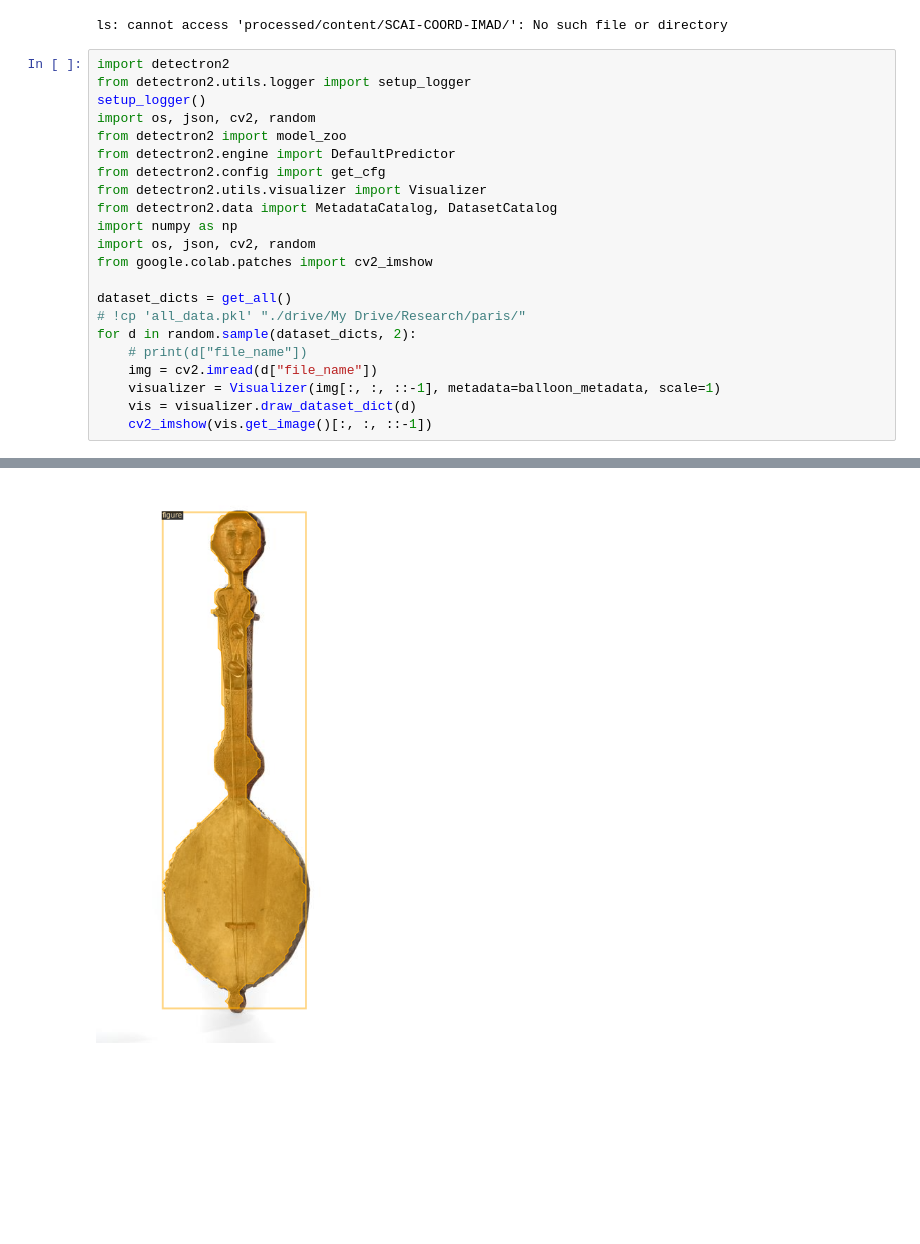
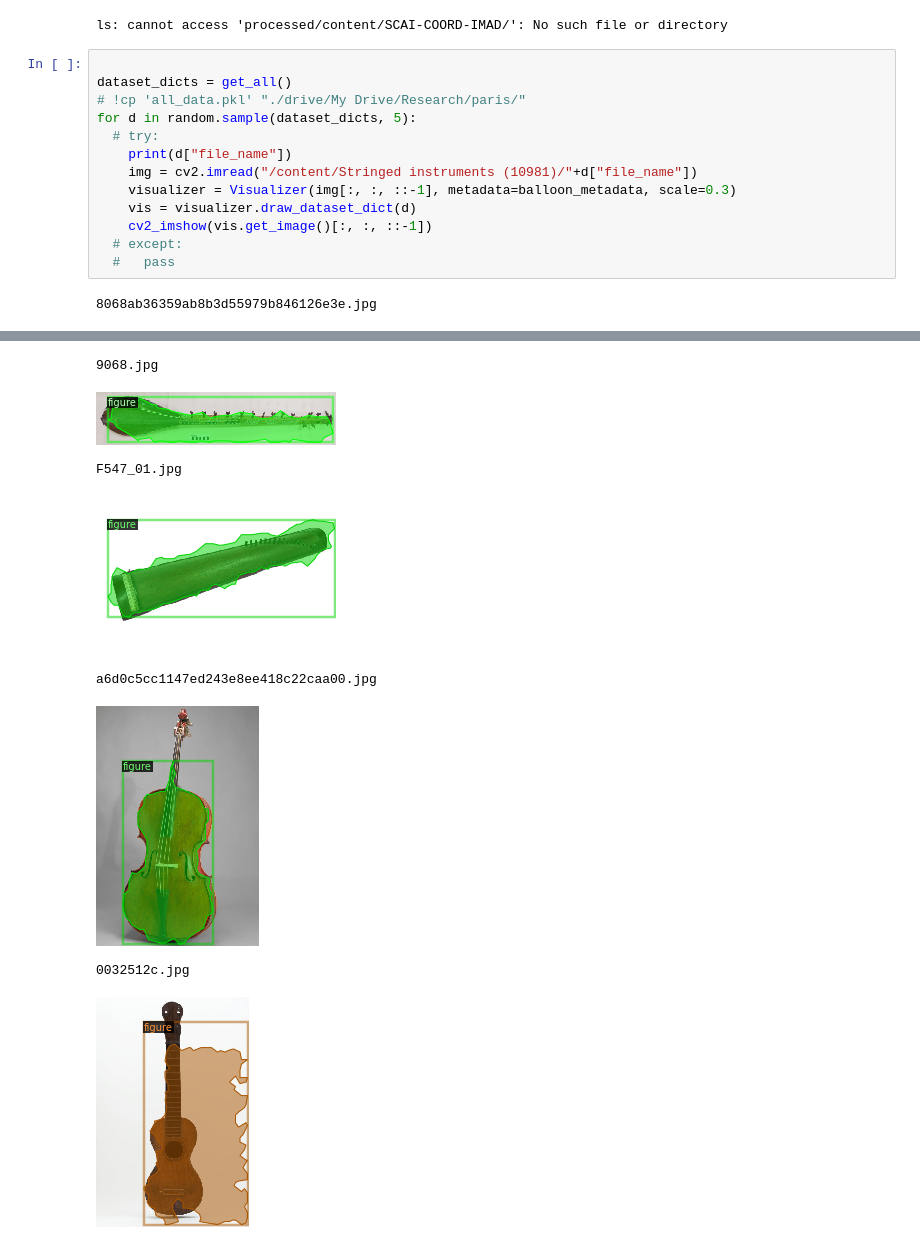
Before and after one commit to ImadEddineBek/SCAI-COORD-IMAD, a Jupyter notebook: Remove_backgrounds.ipynb, the cells around one changed output, grey strips where cells are left out. Saved outputs shown, nothing was run; the diff lists cells and outputs as text; blank space fills up the shorter version.

```diff
--- a/Remove_backgrounds.ipynb
+++ b/Remove_backgrounds.ipynb
@@ -227,25 +251,17 @@ def get_all(d="train"):
 # %% [output]
 ls: cannot access 'processed/content/SCAI-COORD-IMAD/': No such file or directory
 # %%
-import detectron2
-from detectron2.utils.logger import setup_logger
-setup_logger()
-import os, json, cv2, random
-from detectron2 import model_zoo
-from detectron2.engine import DefaultPredictor
-from detectron2.config import get_cfg
-from detectron2.utils.visualizer import Visualizer
-from detectron2.data import MetadataCatalog, DatasetCatalog
-import numpy as np
-import os, json, cv2, random
-from google.colab.patches import cv2_imshow
 
 dataset_dicts = get_all()
 # !cp 'all_data.pkl' "./drive/My Drive/Research/paris/"
-for d in random.sample(dataset_dicts, 2):
-    # print(d["file_name"])
-    img = cv2.imread(d["file_name"])
-    visualizer = Visualizer(img[:, :, ::-1], metadata=balloon_metadata, scale=1)
+for d in random.sample(dataset_dicts, 5):
+  # try:
+    print(d["file_name"])
+    img = cv2.imread("/content/Stringed instruments (10981)/"+d["file_name"])
+    visualizer = Visualizer(img[:, :, ::-1], metadata=balloon_metadata, scale=0.3)
     vis = visualizer.draw_dataset_dict(d)
     cv2_imshow(vis.get_image()[:, :, ::-1])
+  # except:
+  #   pass
 # %% [output]
+8068ab36359ab8b3d55979b846126e3e.jpg
@@ -253 +269,8 @@ for d in random.sample(dataset_dicts, 2):
+9068.jpg
-[figure, old version]
+[figure, new version]
+F547_01.jpg
+[figure, added]
+a6d0c5cc1147ed243e8ee418c22caa00.jpg
+[figure, added]
+0032512c.jpg
+[figure, added]
```
Also changed, not shown: parts of 3 cells of this notebook.
